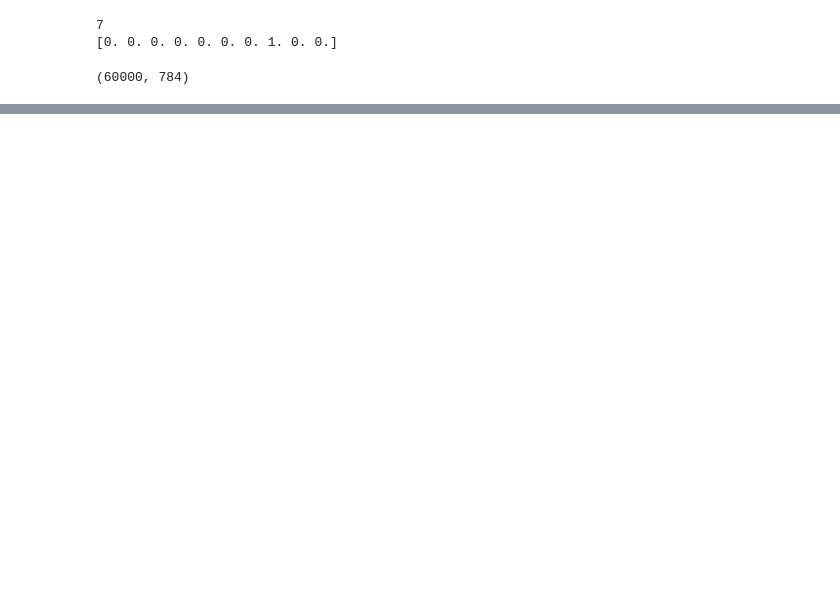
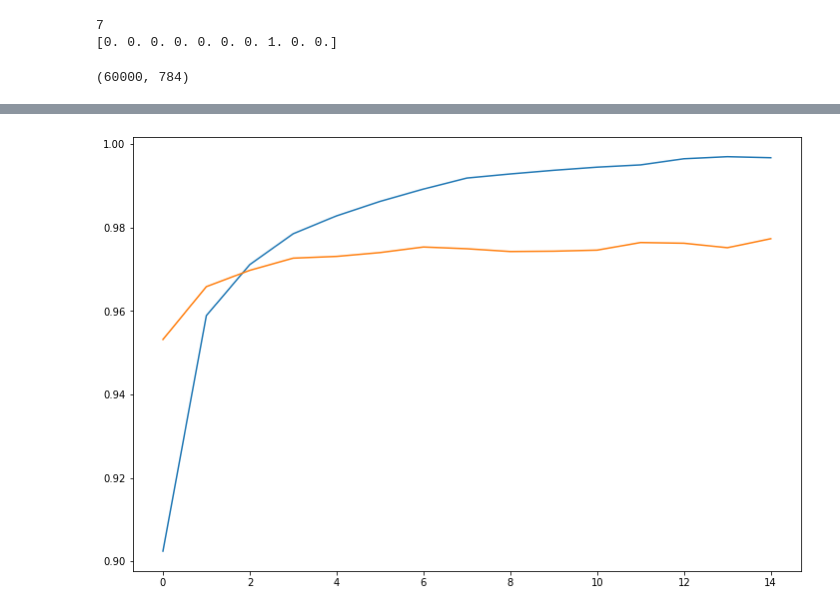
Before and after one commit to hyexjun/kdt, a Jupyter notebook: 11_machineLearning/exam14_classfication_MNIST.ipynb, the cells around one changed output, grey strips where cells are left out. Cells and saved outputs as stored; diff of their text form; code cells hidden in the pictures; blank space fills up the shorter version.

```diff
--- a/11_machineLearning/exam14_classfication_MNIST.ipynb
+++ b/11_machineLearning/exam14_classfication_MNIST.ipynb
@@ -112,0 +113,6 @@ Final Test set accuracy : 0.9775999784469604
+# %%
+plt.plot(fit_hist.history['accuracy'])
+plt.plot(fit_hist.history['val_accuracy'])
+plt.show()
+# %% [output]
+[figure, added]
```
Also changed, not shown: parts of 6 cells of this notebook, 1 other file.
